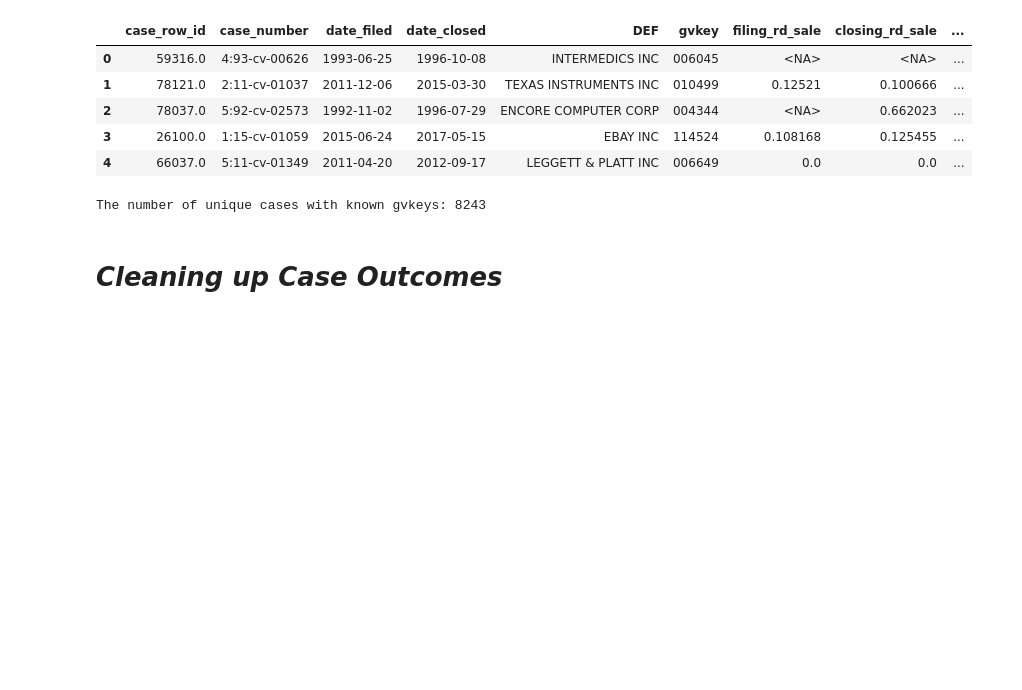
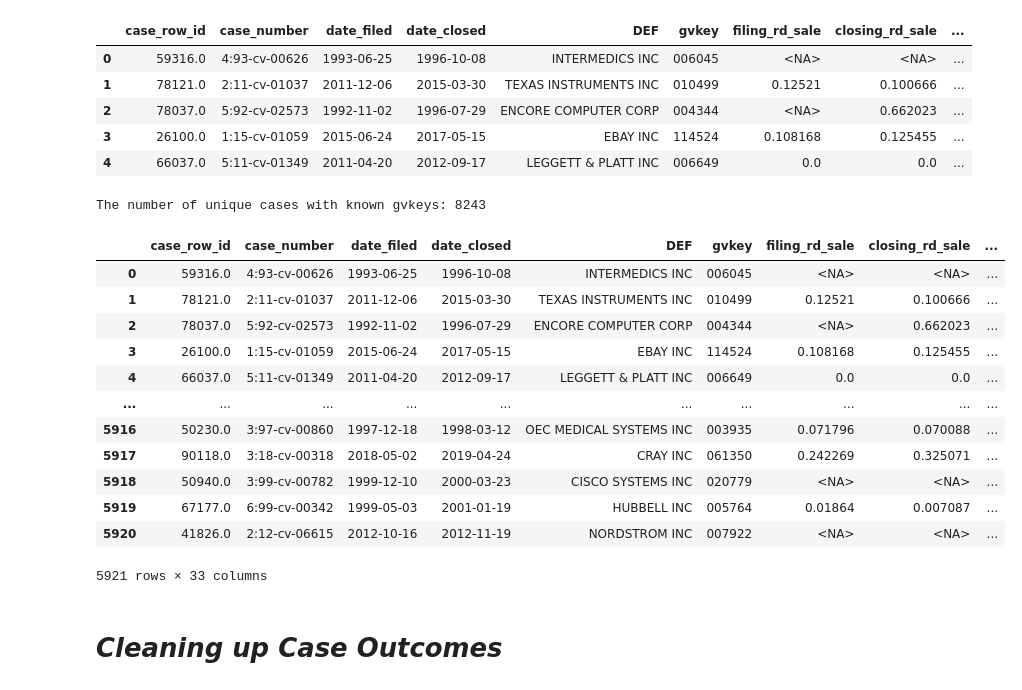
Before and after one commit to Sai0472003/PatentLitigation_Impact, a Jupyter notebook: Data_Cleaning2(FJC).ipynb, the cells around one changed output. Cells and saved outputs as stored; diff of their text form; code cells hidden in the pictures; blank space fills up the shorter version.

```diff
--- a/Data_Cleaning2(FJC).ipynb
+++ b/Data_Cleaning2(FJC).ipynb
@@ -1244,4 +1244,20 @@ plaintiff_RnD.to_csv("plaintiff_RnD.csv", index=False)
 from google.colab import files
 files.download("defendent_RnD.csv")
 files.download("plaintiff_RnD.csv")
+# %%
+defendent_RnD
+# %% [output]
+|  | case_row_id | case_number | date_filed | date_closed | DEF | gvkey | filing_rd_sale | closing_rd_sale | ... |
+| 0 | 59316.0 | 4:93-cv-00626 | 1993-06-25 | 1996-10-08 | INTERMEDICS INC | 006045 | <NA> | <NA> | ... |
+| 1 | 78121.0 | 2:11-cv-01037 | 2011-12-06 | 2015-03-30 | TEXAS INSTRUMENTS INC | 010499 | 0.12521 | 0.100666 | ... |
+| 2 | 78037.0 | 5:92-cv-02573 | 1992-11-02 | 1996-07-29 | ENCORE COMPUTER CORP | 004344 | <NA> | 0.662023 | ... |
+| 3 | 26100.0 | 1:15-cv-01059 | 2015-06-24 | 2017-05-15 | EBAY INC | 114524 | 0.108168 | 0.125455 | ... |
+| 4 | 66037.0 | 5:11-cv-01349 | 2011-04-20 | 2012-09-17 | LEGGETT & PLATT INC | 006649 | 0.0 | 0.0 | ... |
+| ... | ... | ... | ... | ... | ... | ... | ... | ... | ... |
+| 5916 | 50230.0 | 3:97-cv-00860 | 1997-12-18 | 1998-03-12 | OEC MEDICAL SYSTEMS INC | 003935 | 0.071796 | 0.070088 | ... |
+| 5917 | 90118.0 | 3:18-cv-00318 | 2018-05-02 | 2019-04-24 | CRAY INC | 061350 | 0.242269 | 0.325071 | ... |
+| 5918 | 50940.0 | 3:99-cv-00782 | 1999-12-10 | 2000-03-23 | CISCO SYSTEMS INC | 020779 | <NA> | <NA> | ... |
+| 5919 | 67177.0 | 6:99-cv-00342 | 1999-05-03 | 2001-01-19 | HUBBELL INC | 005764 | 0.01864 | 0.007087 | ... |
+| 5920 | 41826.0 | 2:12-cv-06615 | 2012-10-16 | 2012-11-19 | NORDSTROM INC | 007922 | <NA> | <NA> | ... |
+5921 rows × 33 columns
 # %%
```
Also changed, not shown: parts of 1 cell of this notebook.
